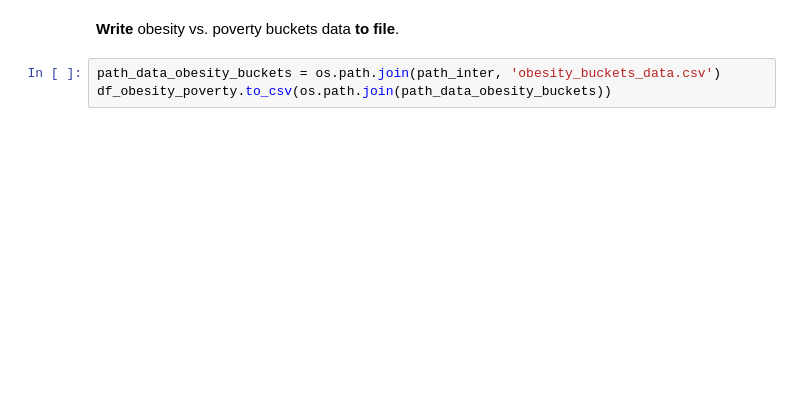
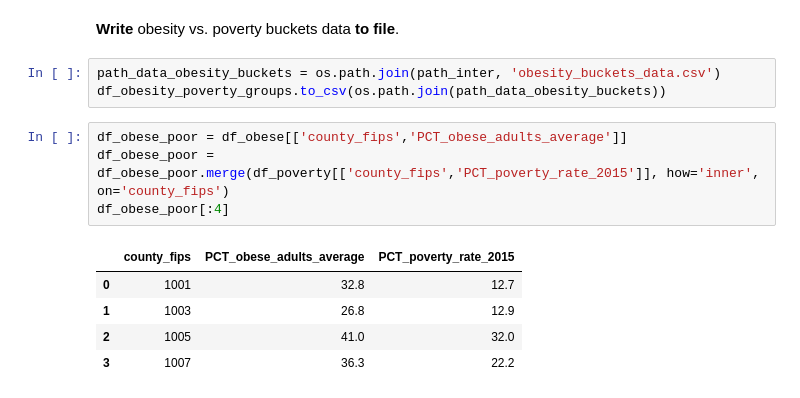
Before and after one commit to rendermat/datafriends_workshop, a Jupyter notebook: explore_data/Obese_01_A_MAT.ipynb, the cells around one changed output. Drawn from its saved outputs; the diff is of its cells as text; blank space fills up the shorter version.

```diff
--- a/explore_data/Obese_01_A_MAT.ipynb
+++ b/explore_data/Obese_01_A_MAT.ipynb
@@ -332,4 +332,14 @@ plt.scatter(df_plt['PCT_obesity_median'].tolist(), df_plt['PCT_poverty_median'].
 **Write** obesity vs. poverty buckets data **to file**.
 # %%
 path_data_obesity_buckets = os.path.join(path_inter, 'obesity_buckets_data.csv')
-df_obesity_poverty.to_csv(os.path.join(path_data_obesity_buckets))
+df_obesity_poverty_groups.to_csv(os.path.join(path_data_obesity_buckets))
+# %%
+df_obese_poor = df_obese[['county_fips','PCT_obese_adults_average']]
+df_obese_poor = df_obese_poor.merge(df_poverty[['county_fips','PCT_poverty_rate_2015']], how='inner', on='county_fips')
+df_obese_poor[:4]
+# %% [output]
+|  | county_fips | PCT_obese_adults_average | PCT_poverty_rate_2015 |
+| 0 | 1001 | 32.8 | 12.7 |
+| 1 | 1003 | 26.8 | 12.9 |
+| 2 | 1005 | 41.0 | 32.0 |
+| 3 | 1007 | 36.3 | 22.2 |
```
Also changed, not shown: parts of 12 cells of this notebook, 1 other file.
